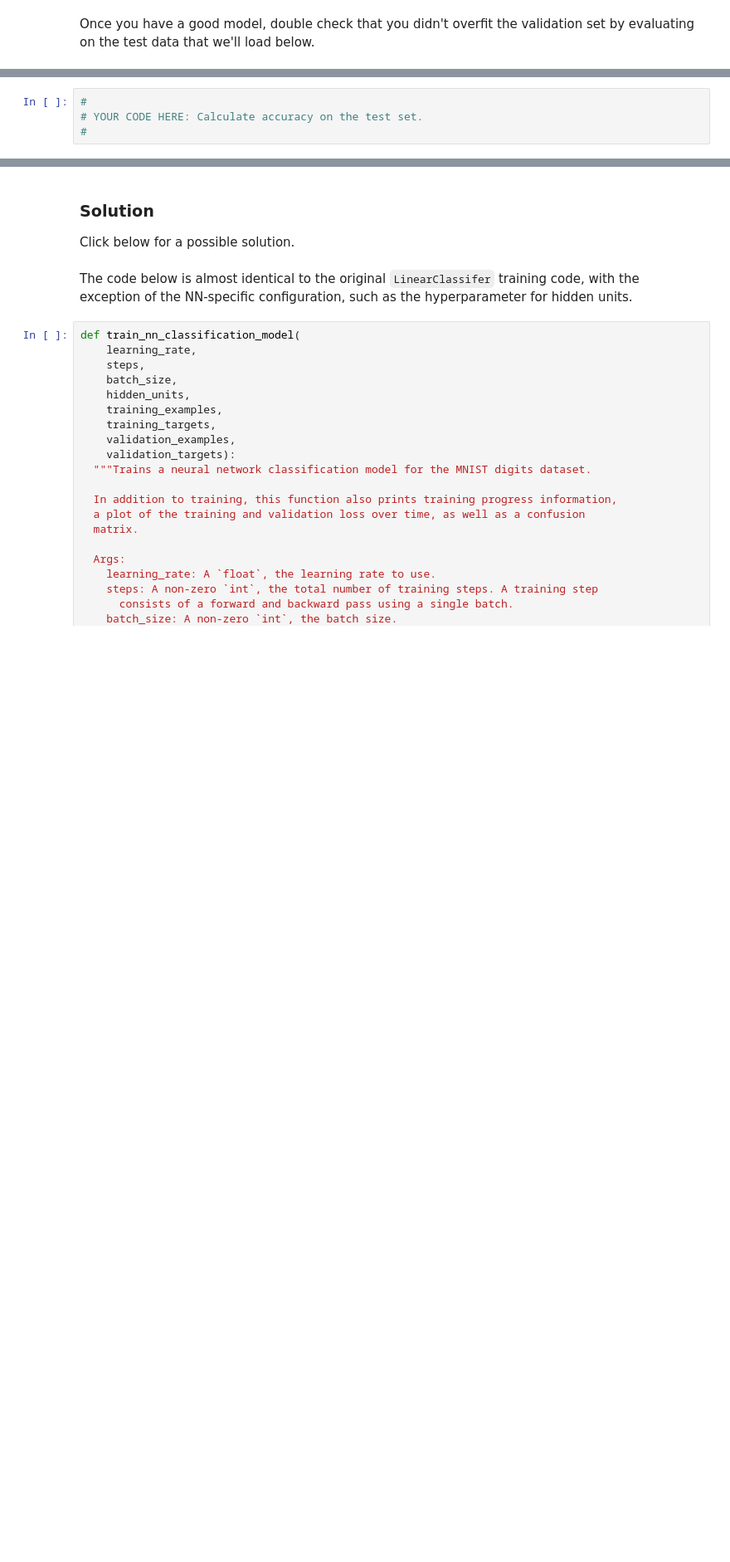
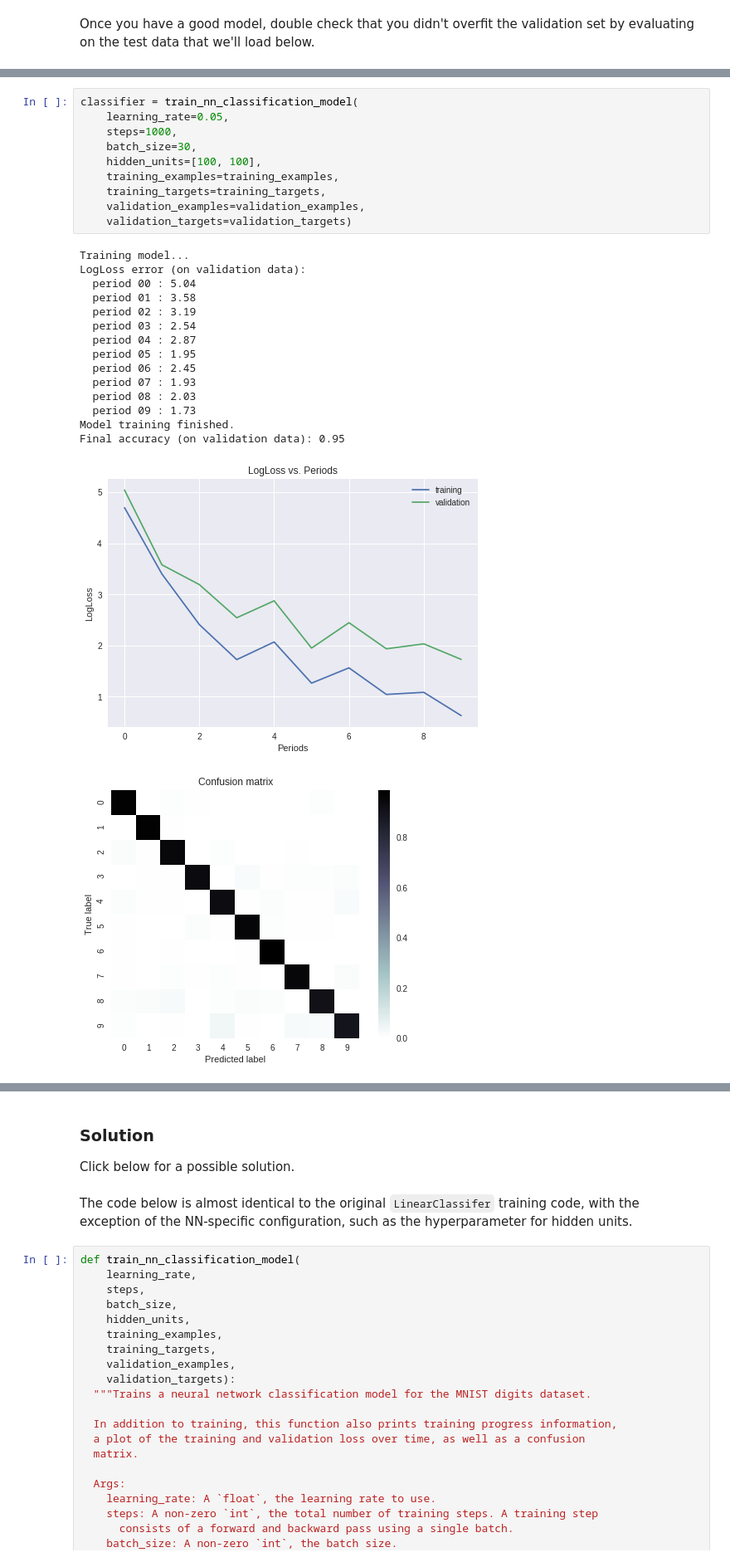
Before and after one commit to shuvankarroy/Handwritten-Digits-Recognizer, a Jupyter notebook: multi_class_classification_of_handwritten_digits.ipynb, the cells around one changed output, grey strips where cells are left out. Shown at 83% size. Drawn from its saved outputs; the diff is of its cells as text; blank space fills up the shorter version.

```diff
--- a/multi_class_classification_of_handwritten_digits.ipynb
+++ b/multi_class_classification_of_handwritten_digits.ipynb
@@ -348,4 +569,27 @@ test_examples.describe()
-# %%
-#
-# YOUR CODE HERE: Calculate accuracy on the test set.
-#
+# %%
+classifier = train_nn_classification_model(
+    learning_rate=0.05,
+    steps=1000,
+    batch_size=30,
+    hidden_units=[100, 100],
+    training_examples=training_examples,
+    training_targets=training_targets,
+    validation_examples=validation_examples,
+    validation_targets=validation_targets)
+# %% [output]
+Training model...
+LogLoss error (on validation data):
+  period 00 : 5.04
+  period 01 : 3.58
+  period 02 : 3.19
+  period 03 : 2.54
+  period 04 : 2.87
+  period 05 : 1.95
+  period 06 : 2.45
+  period 07 : 1.93
+  period 08 : 2.03
+  period 09 : 1.73
+Model training finished.
+Final accuracy (on validation data): 0.95
+[figure, added]
+[figure, added]
```
Also changed, not shown: parts of 16 cells of this notebook.
